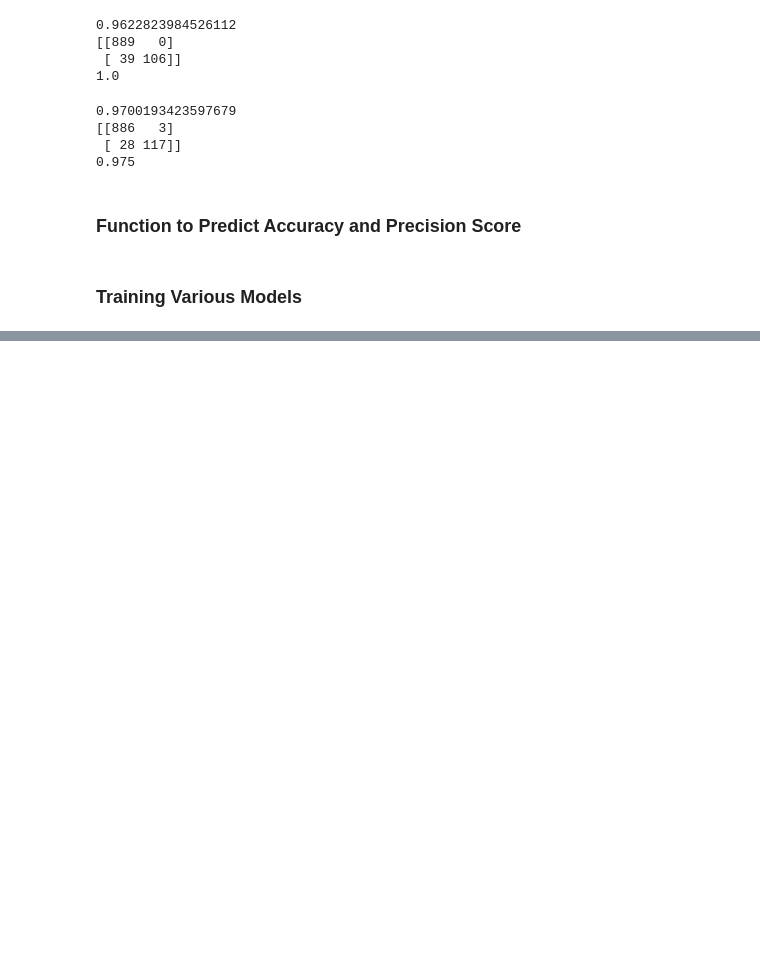
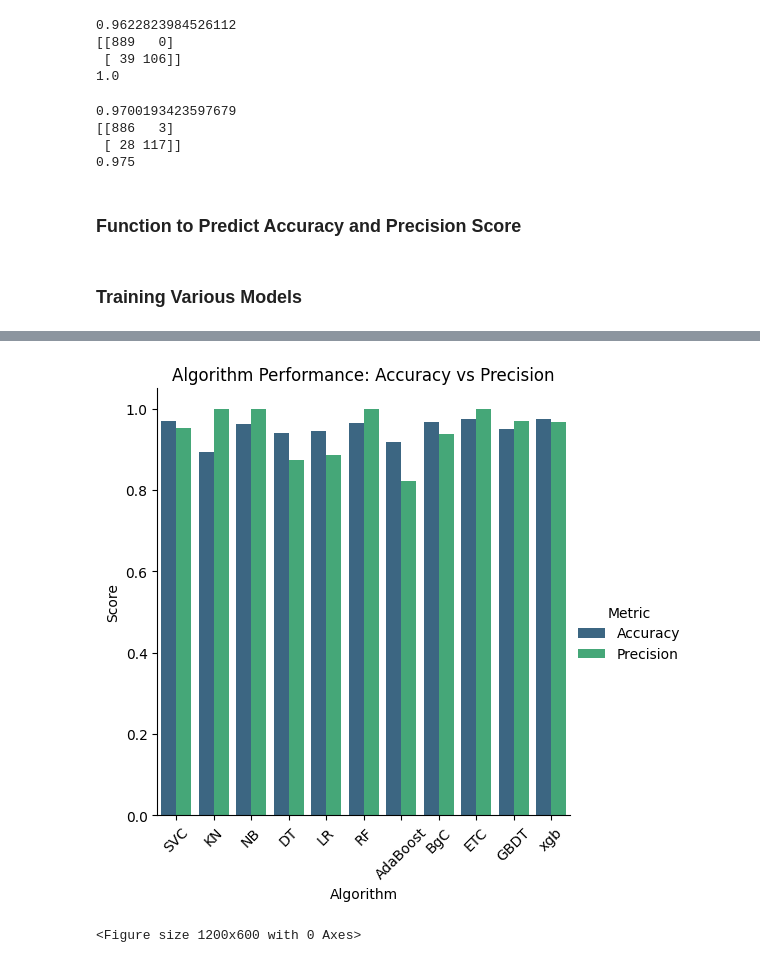
Before and after one commit to ANSH5252/E-mail-SMS-Spam-Detection, a Jupyter notebook: s_c.ipynb, the cells around one changed output, grey strips where cells are left out. Saved outputs shown, nothing was run; the diff lists cells and outputs as text; code cells hidden in the pictures; blank space fills up the shorter version.

```diff
--- a/s_c.ipynb
+++ b/s_c.ipynb
@@ -536,3 +537,5 @@ def train_classifier(clf, X_train, y_train, X_test, y_test):
     return accuracy, precision
 # %% [markdown]
 ### Training Various Models
+# %%
+train_classifier(svc, X_train, y_train, X_test, y_test)
@@ -538,0 +544,9 @@ def train_classifier(clf, X_train, y_train, X_test, y_test):
+# %%
+accuracy_scores = []
+precision_scores = []
+
+for name, clf in clfs.items():
+    current_accuracy, current_precision = train_classifier(clf, X_train, y_train, X_test, y_test)
+    print(f"{name} - Accuracy: {current_accuracy}, Precision: {current_precision}")
+    accuracy_scores.append(current_accuracy)
+    precision_scores.append(current_precision)
@@ -538,0 +565,2 @@ def train_classifier(clf, X_train, y_train, X_test, y_test):
+# %%
+performance_df = pd.DataFrame({'Algorithm': clfs.keys(),'Accuracy': accuracy_scores,'Precision': precision_scores})
@@ -538,0 +582,11 @@ def train_classifier(clf, X_train, y_train, X_test, y_test):
+# %%
+performance_df.rename(columns={'# Accuracy': 'Accuracy', '# Precision': 'Precision'}, inplace=True)
+melted_df = pd.melt(performance_df, id_vars='Algorithm', value_vars=['Accuracy', 'Precision'],var_name='Metric', value_name='Score')
+sns.catplot(x='Algorithm', y='Score', hue='Metric', data=melted_df, kind='bar', palette='viridis')
+plt.xticks(rotation=45)
+plt.title('Algorithm Performance: Accuracy vs Precision')
+plt.figure(figsize=(12, 6))
+plt.show()
+# %% [output]
+[figure, added]
+<Figure size 1200x600 with 0 Axes>
```
Also changed, not shown: parts of 4 cells of this notebook.
